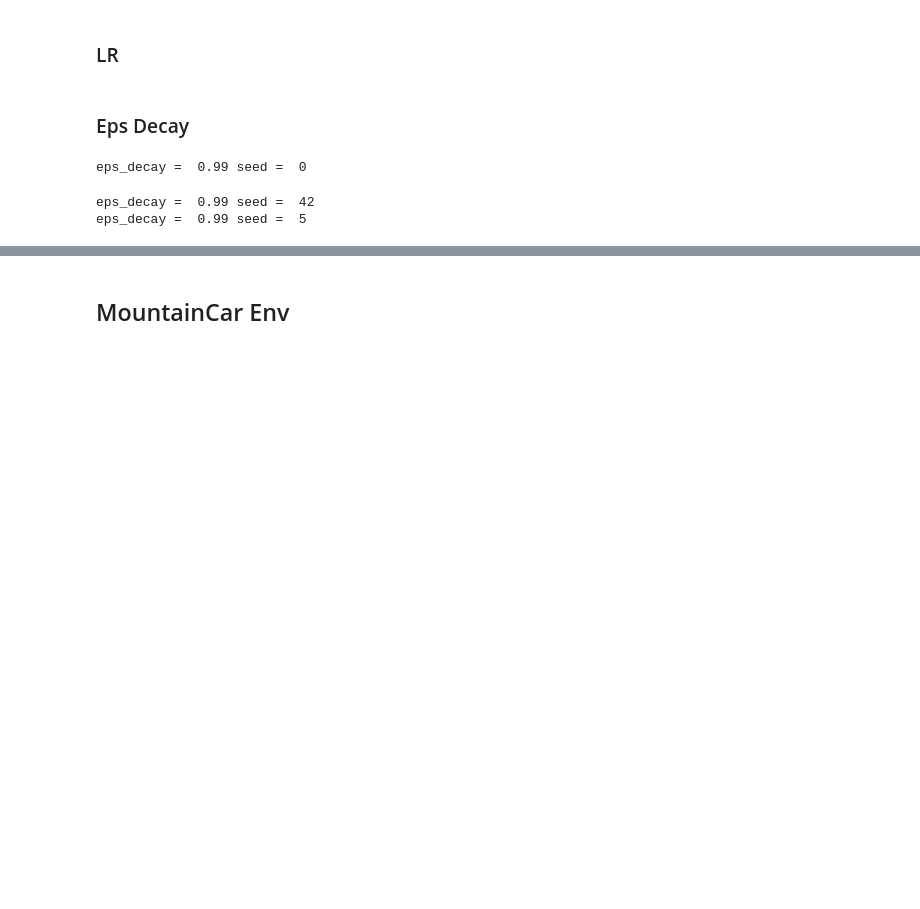
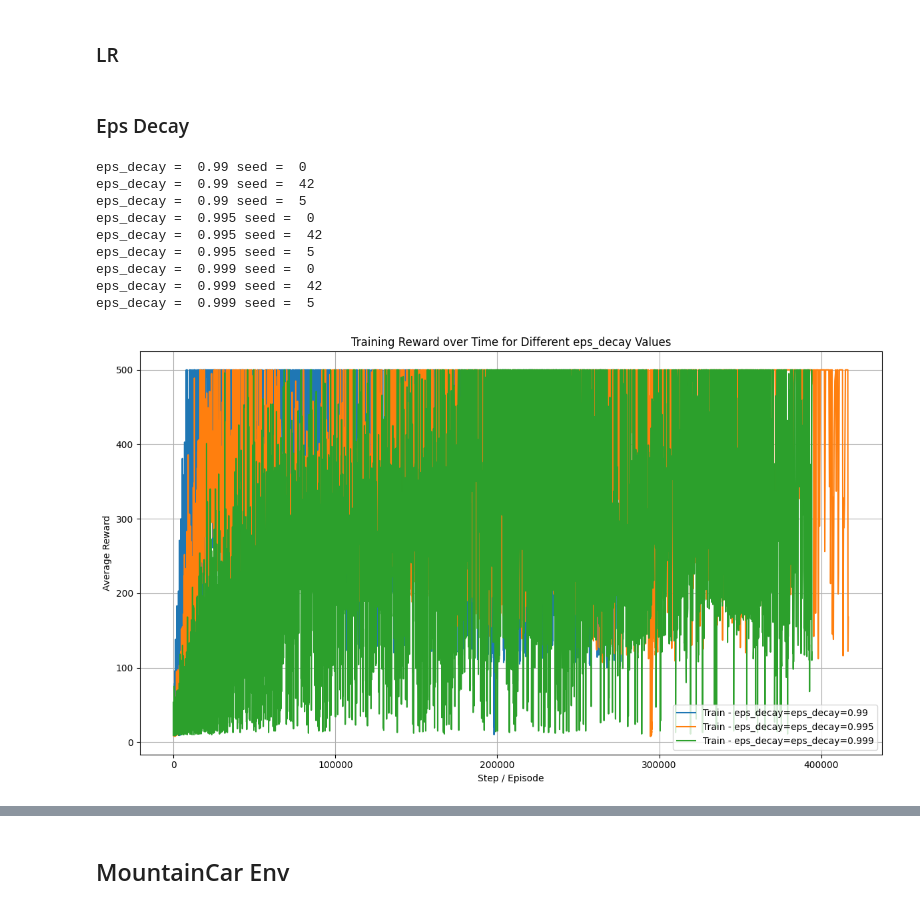
Before and after one commit to surkovv/RL_Project, a Jupyter notebook: dqn_evaluation.ipynb, the cells around one changed output, grey strips where cells are left out. Cells and saved outputs as stored; diff of their text form; code cells hidden in the pictures; blank space fills up the shorter version.

```diff
--- a/dqn_evaluation.ipynb
+++ b/dqn_evaluation.ipynb
@@ -226,10 +226,11 @@ plt.show()
 ### Eps Decay
 # %%
 eps_decay_list = [0.99, 0.995, 0.999]
+episodes = [900, 1000, 2000]
 cp_results_eps = {}
-agents = []
+agents1 = []
 
-for eps_decay in eps_decay_list:
+for idx, eps_decay in enumerate(eps_decay_list):
     all_train_rewards = []
     all_eval_rewards = []
     for seed in SEEDS:
@@ -239,7 +240,7 @@ for eps_decay in eps_decay_list:
         dqn_agent = DQNAgent(
             env_name="CartPole-v1",
             hidden_dim=128,
-            episodes=800,
+            episodes=episodes[idx],
             batch_size=64,
             num_steps=500,
             num_layers=2,
@@ -256,7 +257,7 @@ for eps_decay in eps_decay_list:
 
         all_train_rewards.append(rewards_history)
         all_eval_rewards.append(eval_rewards_history)
-        agents.append(dqn_agent)
+        agents1.append(dqn_agent)
 
     avg_train_rewards = average_dicts(all_train_rewards)
     avg_eval_rewards = average_dicts(all_eval_rewards)
@@ -267,25 +268,31 @@ for eps_decay in eps_decay_list:
     }
 # %% [output]
 eps_decay =  0.99 seed =  0
+eps_decay =  0.99 seed =  42
+eps_decay =  0.99 seed =  5
+eps_decay =  0.995 seed =  0
+eps_decay =  0.995 seed =  42
+eps_decay =  0.995 seed =  5
+eps_decay =  0.999 seed =  0
+eps_decay =  0.999 seed =  42
+eps_decay =  0.999 seed =  5
-eps_decay =  0.99 seed =  42
-eps_decay =  0.99 seed =  5
 # %%
-# Sort by step/episode in case the keys are not ordered
-train_steps = sorted(cp_results_eps["eps_decay=0.99"]["avg_train_rewards"].keys())
-train_values = [cp_results_eps["eps_decay=0.99"]["avg_train_rewards"][k] for k in train_steps]
+plt.figure(figsize=(12, 7))
+# Loop through all eps_decay values
+for eps_decay, results in cp_results_eps.items():
+    # Sort and extract training rewards
+    train_steps = sorted(results["avg_train_rewards"].keys())
+    train_values = [results["avg_train_rewards"][k] for k in train_steps]
 
-eval_steps = sorted(cp_results_eps["eps_decay=0.99"]["avg_eval_rewards"].keys())
-eval_values = [cp_results_eps["eps_decay=0.99"]["avg_eval_rewards"][k] for k in eval_steps]
-
-plt.figure(figsize=(10, 6))
-
-plt.plot(train_steps, train_values, label='Average Train Reward', color='blue')
-plt.plot(eval_steps, eval_values, label='Average Eval Reward', color='orange')
+    # Plot both with distinct labels
+    plt.plot(train_steps, train_values, label=f'Train - eps_decay={eps_decay}', linestyle='-')
 
 plt.xlabel('Step / Episode')
 plt.ylabel('Average Reward')
-plt.title('Training and Evaluation Reward over Time')
+plt.title('Training Reward over Time for Different eps_decay Values')
 plt.legend()
 plt.grid(True)
 plt.tight_layout()
 plt.show()
+# %% [output]
+[figure, added]
```
Also changed, not shown: parts of 20 cells of this notebook, 1 other file.
